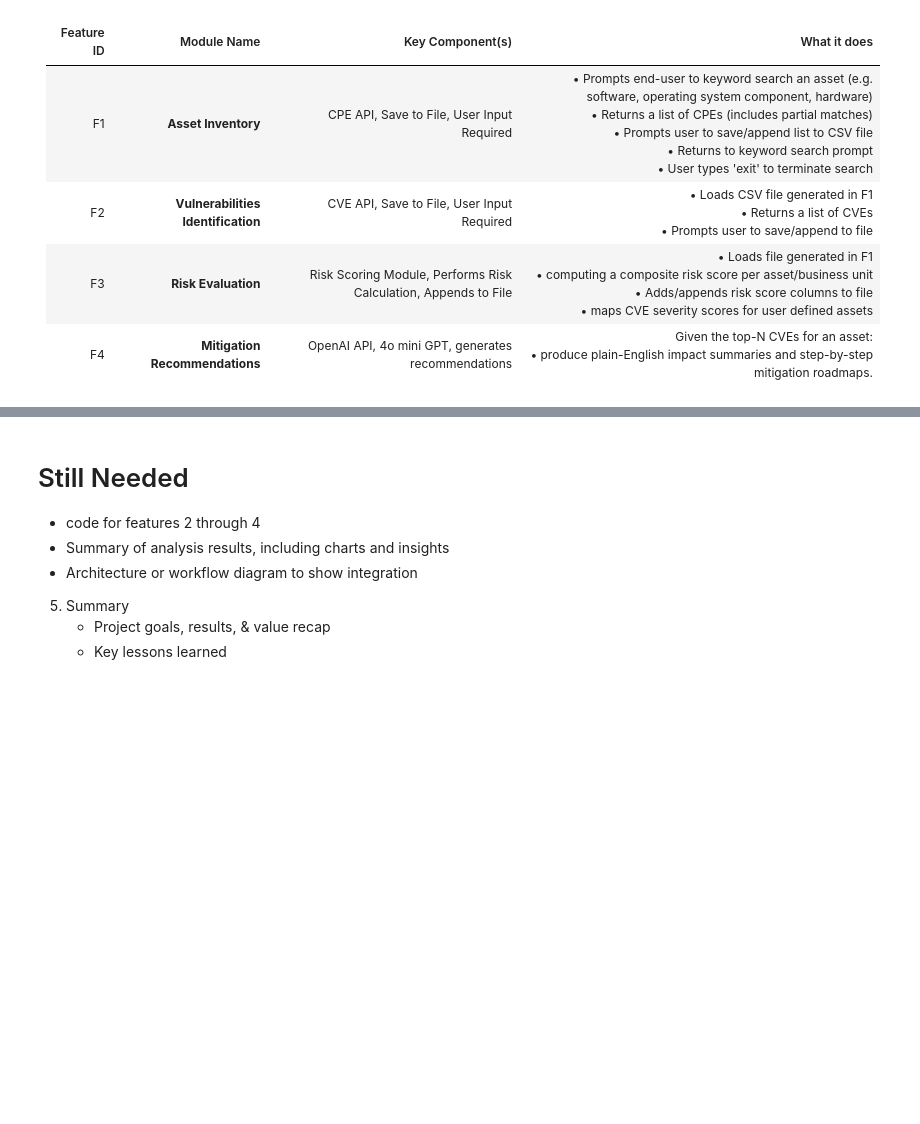
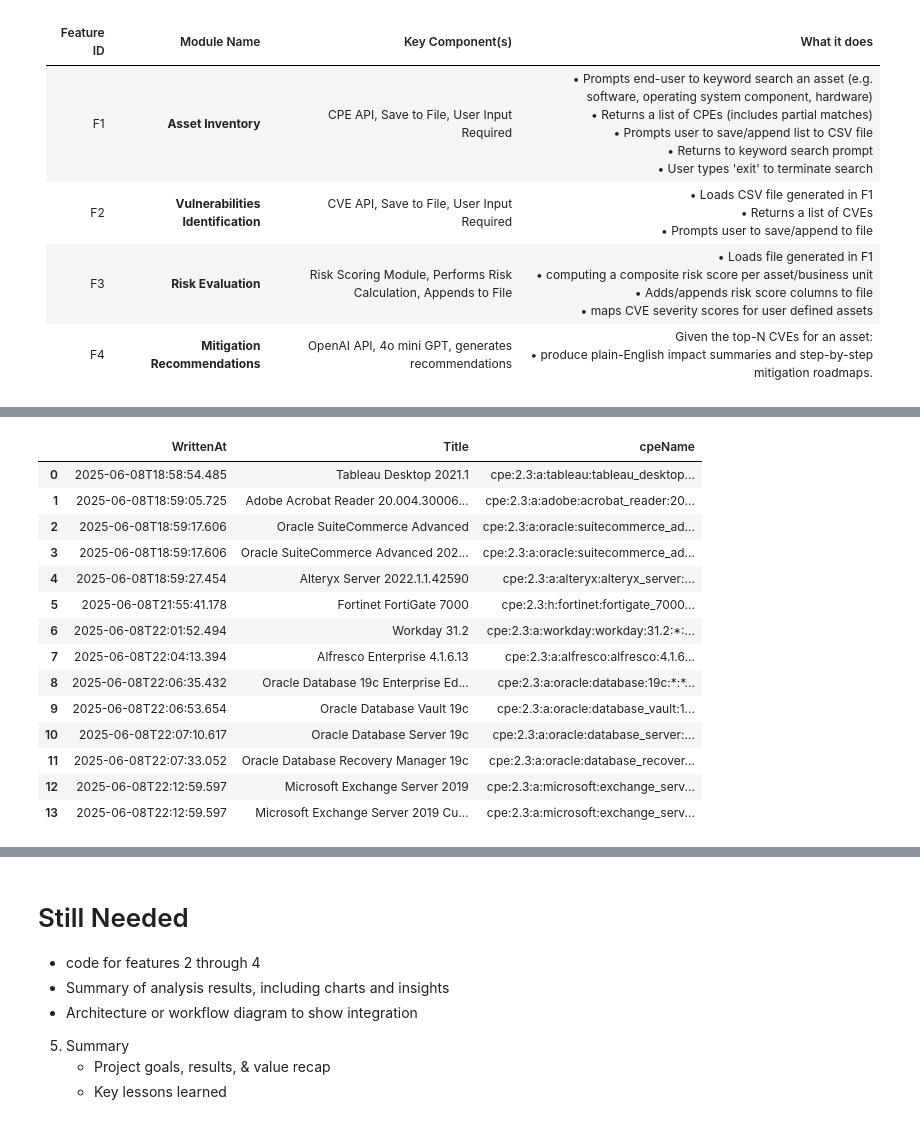
Before and after one commit to hgbtx/cyber-risk-scoring, a Jupyter notebook: notebooks/project-details-v2.ipynb, the cells around one changed output, grey strips where cells are left out. Saved outputs shown, nothing was run; the diff lists cells and outputs as text; code cells hidden in the pictures; blank space fills up the shorter version.

```diff
--- a/notebooks/project-details-v2.ipynb
+++ b/notebooks/project-details-v2.ipynb
@@ -117,0 +205,21 @@ Using "__adobe__" as the example for ingesting CPEs:
+# %%
+import pandas as pd
+
+assets = pd.read_csv('../data/cpe_whitelist.csv')
+assets
+# %% [output]
+|  | WrittenAt | Title | cpeName |
+| 0 | 2025-06-08T18:58:54.485 | Tableau Desktop 2021.1 | cpe:2.3:a:tableau:tableau_desktop... |
+| 1 | 2025-06-08T18:59:05.725 | Adobe Acrobat Reader 20.004.30006... | cpe:2.3:a:adobe:acrobat_reader:20... |
+| 2 | 2025-06-08T18:59:17.606 | Oracle SuiteCommerce Advanced | cpe:2.3:a:oracle:suitecommerce_ad... |
+| 3 | 2025-06-08T18:59:17.606 | Oracle SuiteCommerce Advanced 202... | cpe:2.3:a:oracle:suitecommerce_ad... |
+| 4 | 2025-06-08T18:59:27.454 | Alteryx Server 2022.1.1.42590 | cpe:2.3:a:alteryx:alteryx_server:... |
+| 5 | 2025-06-08T21:55:41.178 | Fortinet FortiGate 7000 | cpe:2.3:h:fortinet:fortigate_7000... |
+| 6 | 2025-06-08T22:01:52.494 | Workday 31.2 | cpe:2.3:a:workday:workday:31.2:*:... |
+| 7 | 2025-06-08T22:04:13.394 | Alfresco Enterprise 4.1.6.13 | cpe:2.3:a:alfresco:alfresco:4.1.6... |
+| 8 | 2025-06-08T22:06:35.432 | Oracle Database 19c Enterprise Ed... | cpe:2.3:a:oracle:database:19c:*:*... |
+| 9 | 2025-06-08T22:06:53.654 | Oracle Database Vault 19c | cpe:2.3:a:oracle:database_vault:1... |
+| 10 | 2025-06-08T22:07:10.617 | Oracle Database Server 19c | cpe:2.3:a:oracle:database_server:... |
+| 11 | 2025-06-08T22:07:33.052 | Oracle Database Recovery Manager 19c | cpe:2.3:a:oracle:database_recover... |
+| 12 | 2025-06-08T22:12:59.597 | Microsoft Exchange Server 2019 | cpe:2.3:a:microsoft:exchange_serv... |
+| 13 | 2025-06-08T22:12:59.597 | Microsoft Exchange Server 2019 Cu... | cpe:2.3:a:microsoft:exchange_serv... |
```
Also changed, not shown: parts of 7 cells of this notebook, 13 other files.
